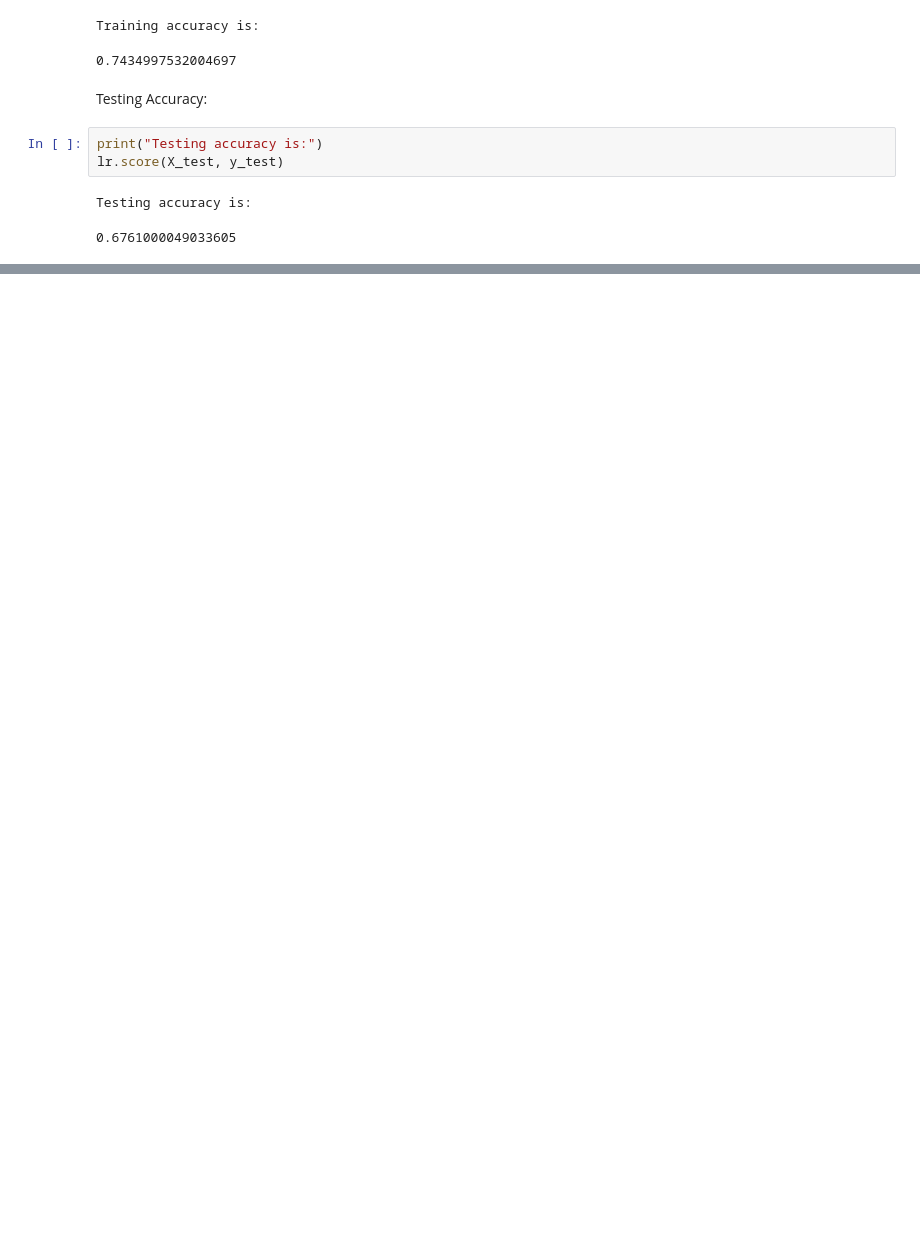
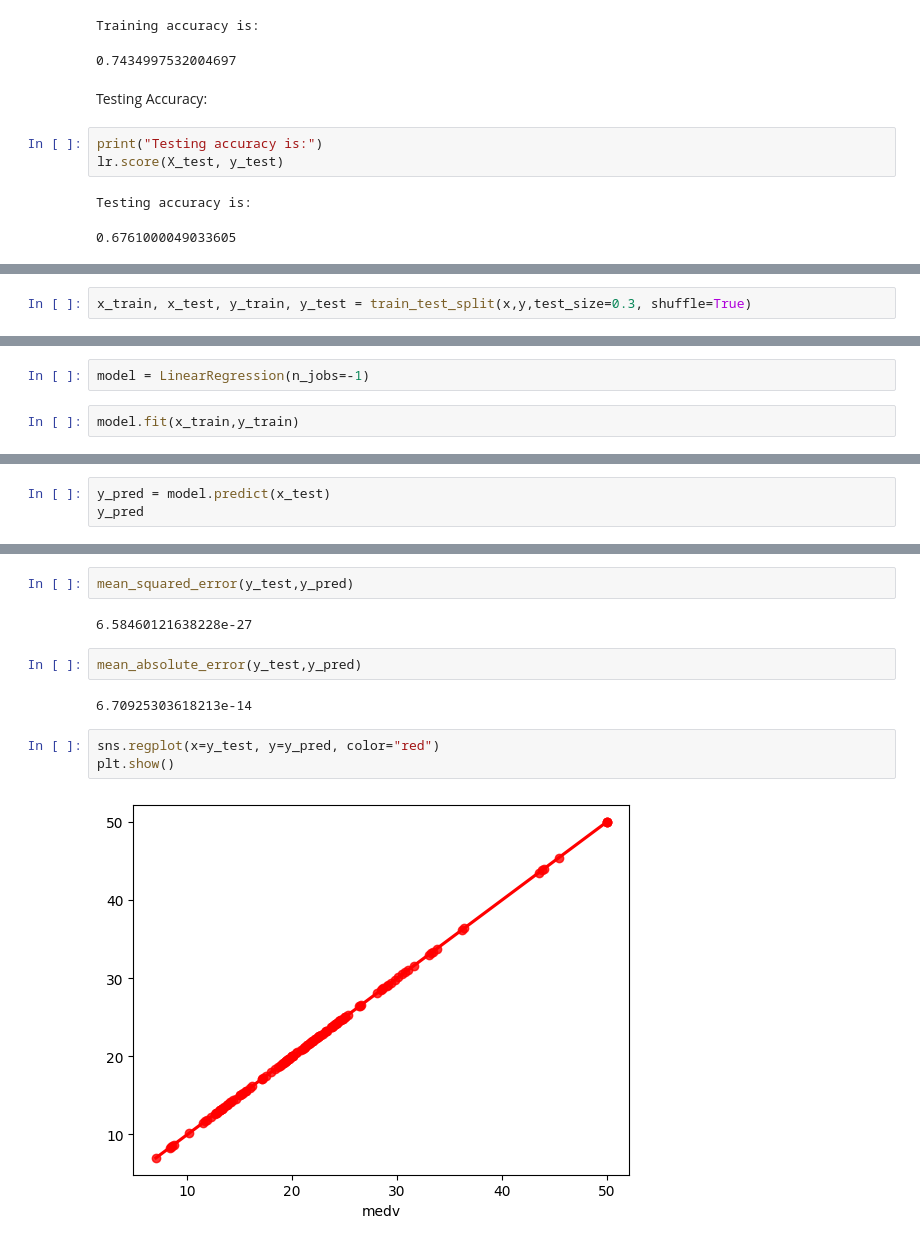
Before and after one commit to Dnyanesh-Bachhav/DSBDA-Practicals, a Jupyter notebook: Practical_No_4_TECO2223B081.ipynb, the cells around one changed output, grey strips where cells are left out. Saved outputs shown, nothing was run; the diff lists cells and outputs as text; blank space fills up the shorter version.

```diff
--- a/Practical_No_4_TECO2223B081.ipynb
+++ b/Practical_No_4_TECO2223B081.ipynb
@@ -146,0 +297,2 @@ Testing accuracy is:
+# %%
+x_train, x_test, y_train, y_test = train_test_split(x,y,test_size=0.3, shuffle=True)
@@ -146,0 +319,4 @@ Testing accuracy is:
+# %%
+model = LinearRegression(n_jobs=-1)
+# %%
+model.fit(x_train,y_train)
@@ -146,0 +325,3 @@ Testing accuracy is:
+# %%
+y_pred = model.predict(x_test)
+y_pred
@@ -146,0 +343,13 @@ Testing accuracy is:
+# %%
+mean_squared_error(y_test,y_pred)
+# %% [output]
+6.58460121638228e-27
+# %%
+mean_absolute_error(y_test,y_pred)
+# %% [output]
+6.70925303618213e-14
+# %%
+sns.regplot(x=y_test, y=y_pred, color="red")
+plt.show()
+# %% [output]
+[figure, added]
```
Also changed, not shown: parts of 21 cells of this notebook, 15 other files.
